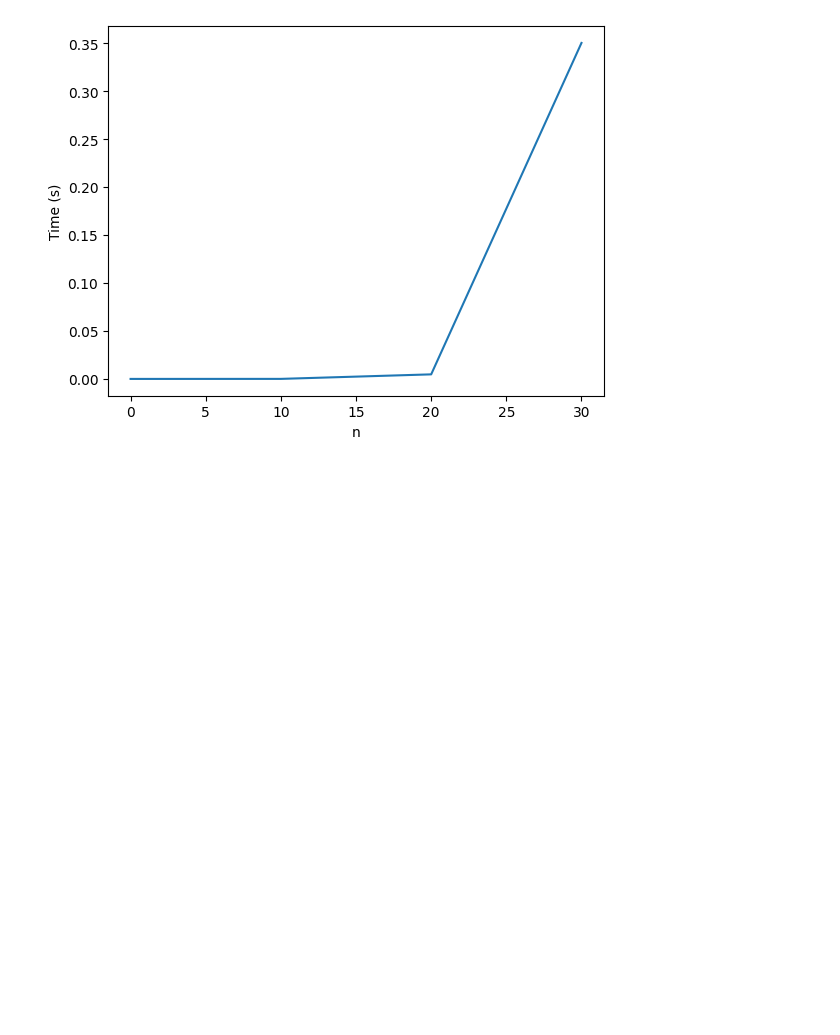
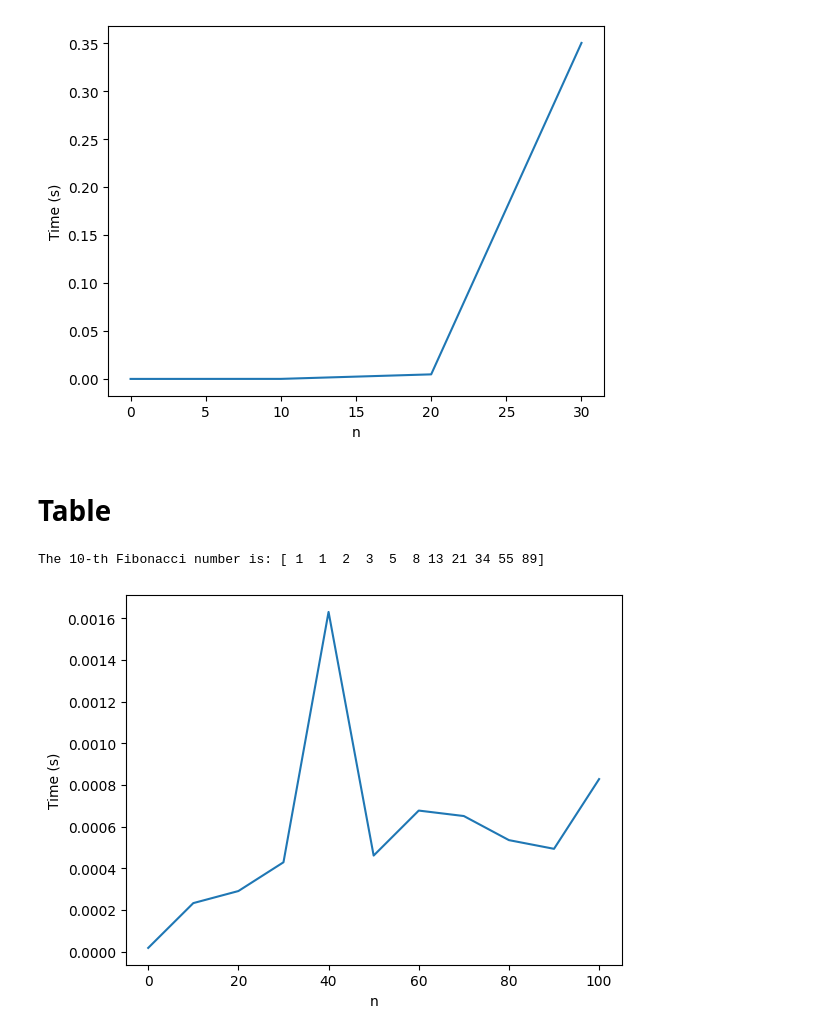
Before and after one commit to ChauuMein/Discrete-Maths, a Jupyter notebook: week_1_class.ipynb, the cells around one changed output. Drawn from its saved outputs; the diff is of its cells as text; code cells hidden in the pictures; blank space fills up the shorter version.

```diff
--- a/week_1_class.ipynb
+++ b/week_1_class.ipynb
@@ -94,3 +92,42 @@ plt.ylabel('Time (s)');
 # %% [output]
 55
 [figure]
+# %% [markdown]
+# Table
+# %%
+%matplotlib inline
+import matplotlib.pyplot as plt
+import numpy as np
+import time
+
+
+
+def fib_table(n):
+    table = np.array([1, 1]) #initialises an array containing 1 , 1
+
+    for i in range(2, n + 1):  #loops from 2 to n+1
+        table = np.append(table, table[-1] + table[-2]) #adds the last two values of the table together and appends it to the table
+
+    return table[n]
+
+
+
+
+n = 10
+print(f"The {n}-th Fibonacci number is:", fib_table(n))
+print
+
+def timeit(n):
+    start = time.time()
+    fib_table(n)
+    end = time.time()
+    return end-start
+
+N = [0, 10, 20, 30, 40, 50, 60, 70, 80, 90, 100]
+T = [timeit(n) for n in N]
+plt.plot(N, T)
+plt.xlabel('n')
+plt.ylabel('Time (s)');
+# %% [output]
+The 10-th Fibonacci number is: [ 1  1  2  3  5  8 13 21 34 55 89]
+[figure, added]
```
Also changed, not shown: parts of 5 cells of this notebook.
